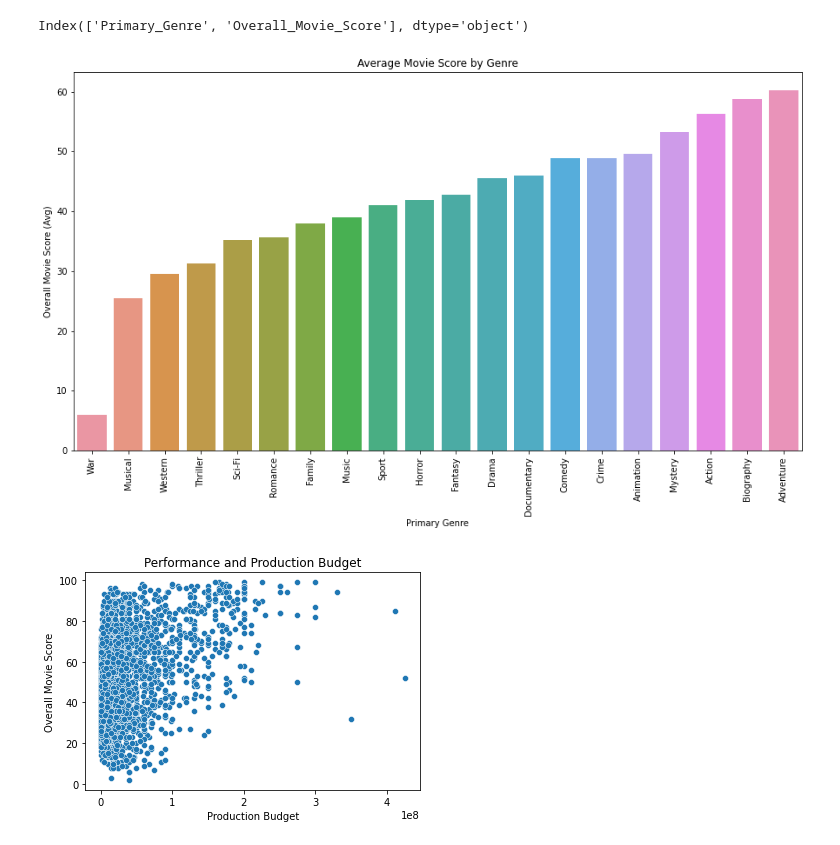
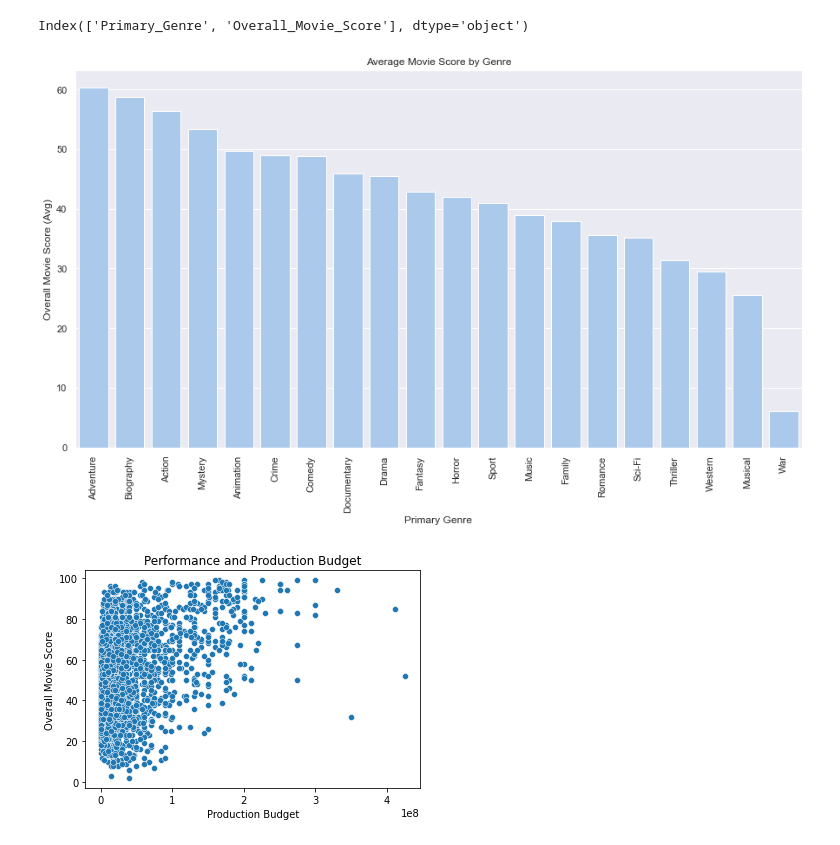
Before and after one commit to mitchellren123/Microsoft-Movie-Analysis, a Jupyter notebook: Microsoft_Movie_Analysis.ipynb, the cells around one changed output. Saved outputs shown, nothing was run; the diff lists cells and outputs as text; code cells hidden in the pictures.

```diff
--- a/Microsoft_Movie_Analysis.ipynb
+++ b/Microsoft_Movie_Analysis.ipynb
@@ -140,17 +241,18 @@ Index(['Primary_Genre', 'Overall_Movie_Score'], dtype='object')
 # %%
 plt.figure(figsize = (15,8))
 
 ax = sns.barplot(x = 'Primary_Genre',
                  y = 'Overall_Movie_Score',
-                 data = pivot_reset, order = pivot_reset.sort_values('Overall_Movie_Score').Primary_Genre)
+                 data = pivot_reset, order = pivot_reset.sort_values('Overall_Movie_Score', ascending = False).Primary_Genre,
+                 color = 'b')
 ax.set_xlabel('Primary Genre')
 ax.set_ylabel('Overall Movie Score (Avg)')
 ax.set_xticklabels(ax.get_xticklabels(),rotation = 90)
 ax.set_title('Average Movie Score by Genre')
 fig1 = ax.get_figure()
 fig1.savefig('Genre_Performance.png');
 # %% [output]
-[figure, old version]
+[figure, new version]
 # %%
 # Exploring the relationship between Production Budget and Overall Movie Score
 
```
Also changed, not shown: parts of 11 cells of this notebook, 1 other file.
